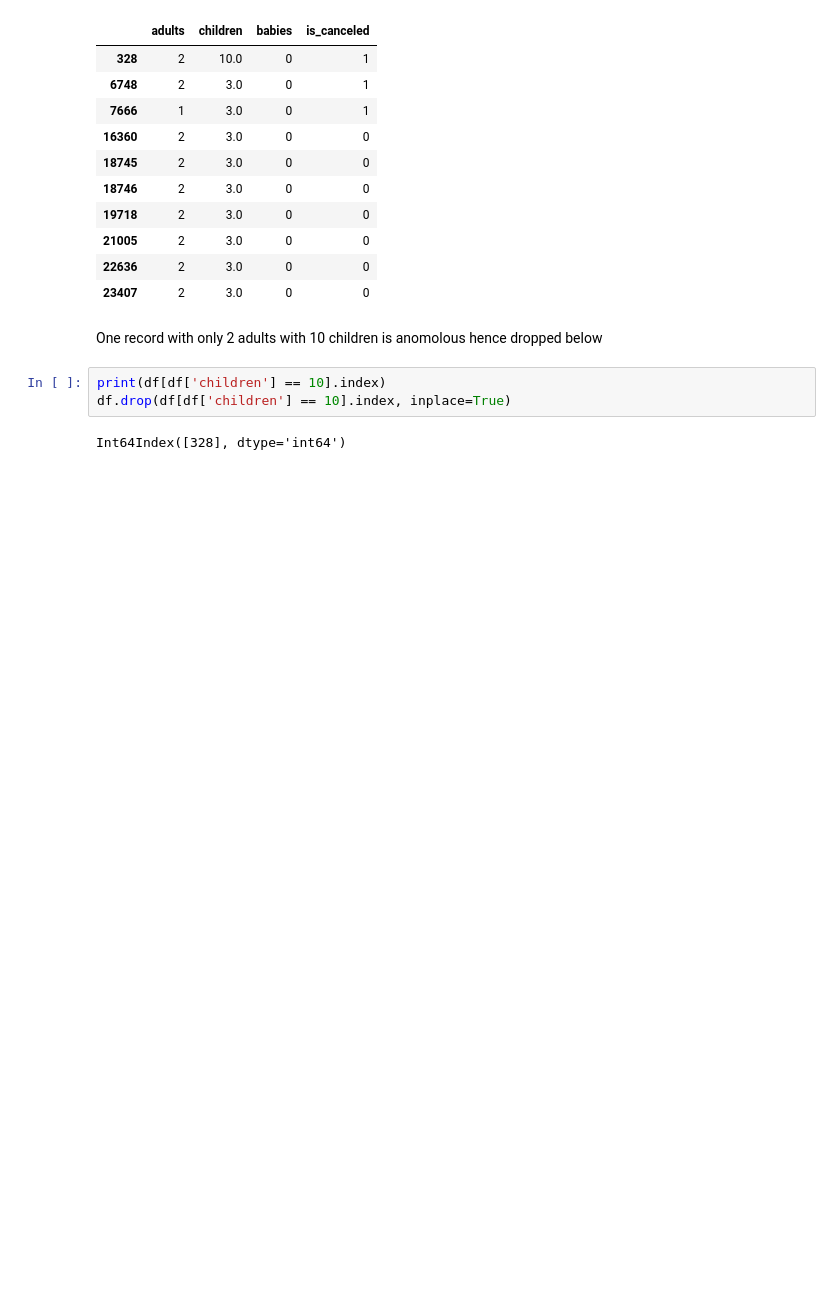
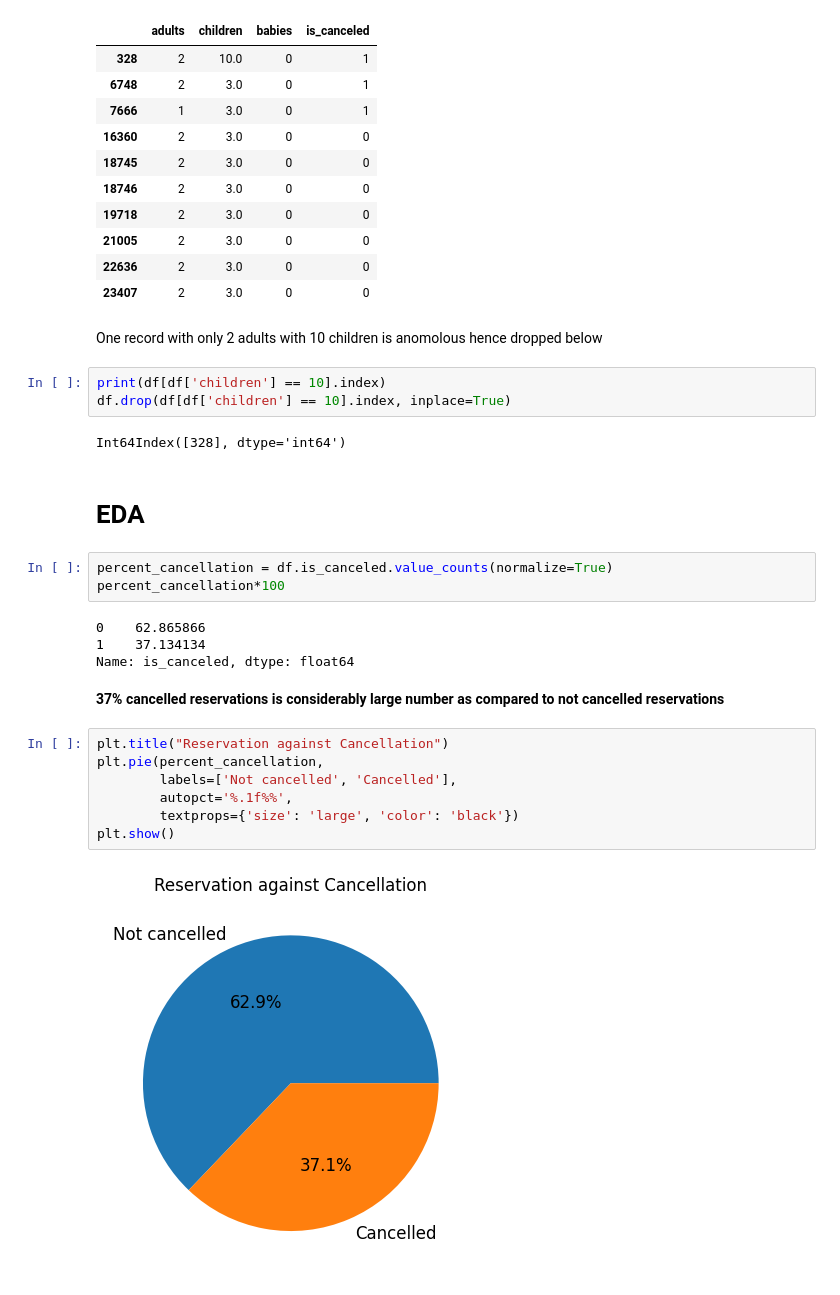
Before and after one commit to coder-jkb/ML-projects, a Jupyter notebook: ANALYSIS/Hotel booking/hotel_booking.ipynb, the cells around one changed output. Saved outputs shown, nothing was run; the diff lists cells and outputs as text; blank space fills up the shorter version.

```diff
--- a/ANALYSIS/Hotel booking/hotel_booking.ipynb
+++ b/ANALYSIS/Hotel booking/hotel_booking.ipynb
@@ -209,3 +236,23 @@ print(df[df['children'] == 10].index)
 df.drop(df[df['children'] == 10].index, inplace=True)
 # %% [output]
 Int64Index([328], dtype='int64')
+# %% [markdown]
+# EDA
+# %%
+percent_cancellation = df.is_canceled.value_counts(normalize=True)
+percent_cancellation*100
+# %% [output]
+0    62.865866
+1    37.134134
+Name: is_canceled, dtype: float64
+# %% [markdown]
+**37% cancelled reservations is considerably large number as compared to not cancelled reservations**
+# %%
+plt.title("Reservation against Cancellation")
+plt.pie(percent_cancellation,
+        labels=['Not cancelled', 'Cancelled'],
+        autopct='%.1f%%',
+        textprops={'size': 'large', 'color': 'black'})
+plt.show()
+# %% [output]
+[figure, added]
```
Also changed, not shown: parts of 22 cells of this notebook.
